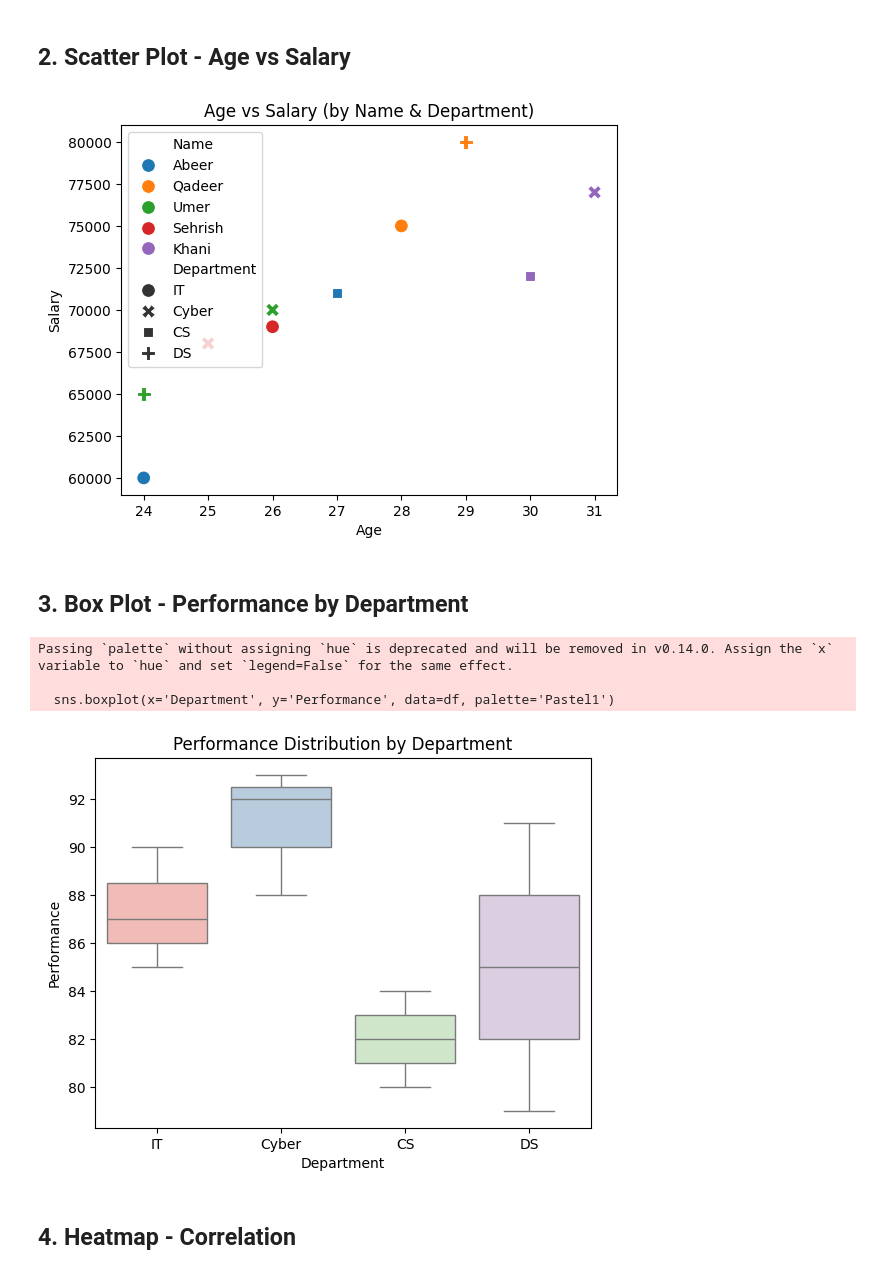
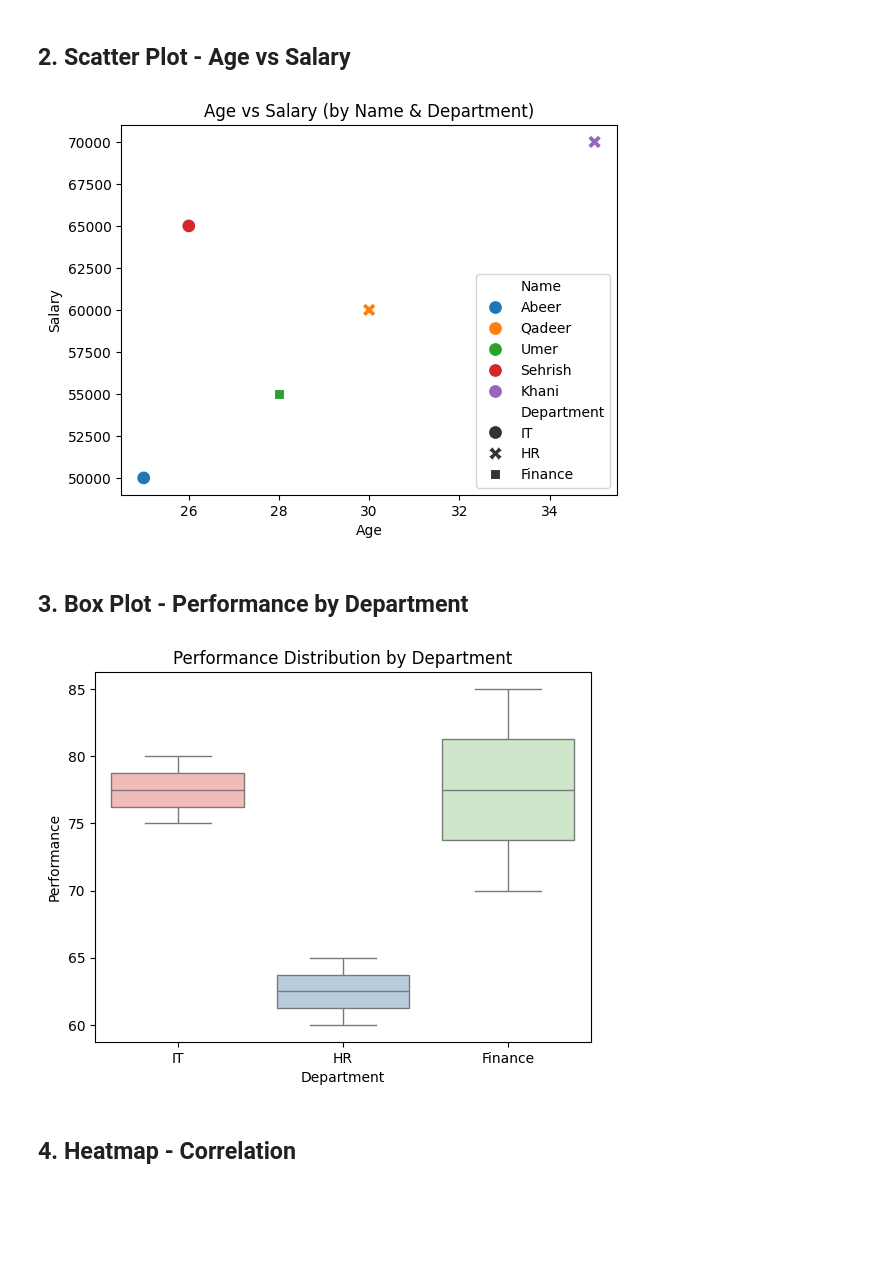
Before and after one commit to Abdul-Qadeerr/data-science, a Jupyter notebook: seaborn.ipynb, the cells around one changed output. Drawn from its saved outputs; the diff is of its cells as text; code cells hidden in the pictures; blank space fills up the shorter version.

```diff
--- a/seaborn.ipynb
+++ b/seaborn.ipynb
@@ -55,21 +55,48 @@ plt.show()
 # %% [markdown]
 ## 2. Scatter Plot - Age vs Salary
 # %%
-sns.scatterplot(x='Age', y='Salary', hue='Name', style='Department', s=100, data=df)
+import seaborn as sns
+import matplotlib.pyplot as plt
+import pandas as pd
+
+# Sample Data
+df = pd.DataFrame({
+    "Name": ["Abeer", "Qadeer", "Umer", "Sehrish", "Khani"],
+    "Age": [25, 30, 28, 26, 35],
+    "Salary": [50000, 60000, 55000, 65000, 70000],
+    "Department": ["IT", "HR", "Finance", "IT", "HR"]
+})
+
+# Scatterplot
+sns.scatterplot(
+    x="Age", y="Salary",
+    hue="Name", style="Department",
+    s=100, data=df
+)
 plt.title("Age vs Salary (by Name & Department)")
 plt.show()
 # %% [output]
-[figure, old version]
+[figure, new version]
 # %% [markdown]
 ## 3. Box Plot - Performance by Department
 # %%
-sns.boxplot(x='Department', y='Performance', data=df, palette='Pastel1')
+import seaborn as sns
+import matplotlib.pyplot as plt
+import pandas as pd
+
+# Example DataFrame
+df = pd.DataFrame({
+    "Department": ["IT", "IT", "HR", "HR", "Finance", "Finance"],
+    "Performance": [80, 75, 60, 65, 70, 85]
+})
+
+# Fixed boxplot
+sns.boxplot(x="Department", y="Performance", hue="Department",
+            data=df, palette="Pastel1", legend=False)
+
 plt.title("Performance Distribution by Department")
 plt.show()
 # %% [output]
-Passing `palette` without assigning `hue` is deprecated and will be removed in v0.14.0. Assign the `x` variable to `hue` and set `legend=False` for the same effect.
-
-  sns.boxplot(x='Department', y='Performance', data=df, palette='Pastel1')
-[figure, old version]
+[figure, new version]
 # %% [markdown]
 ## 4. Heatmap - Correlation
```
Also changed, not shown: parts of 4 cells of this notebook.
